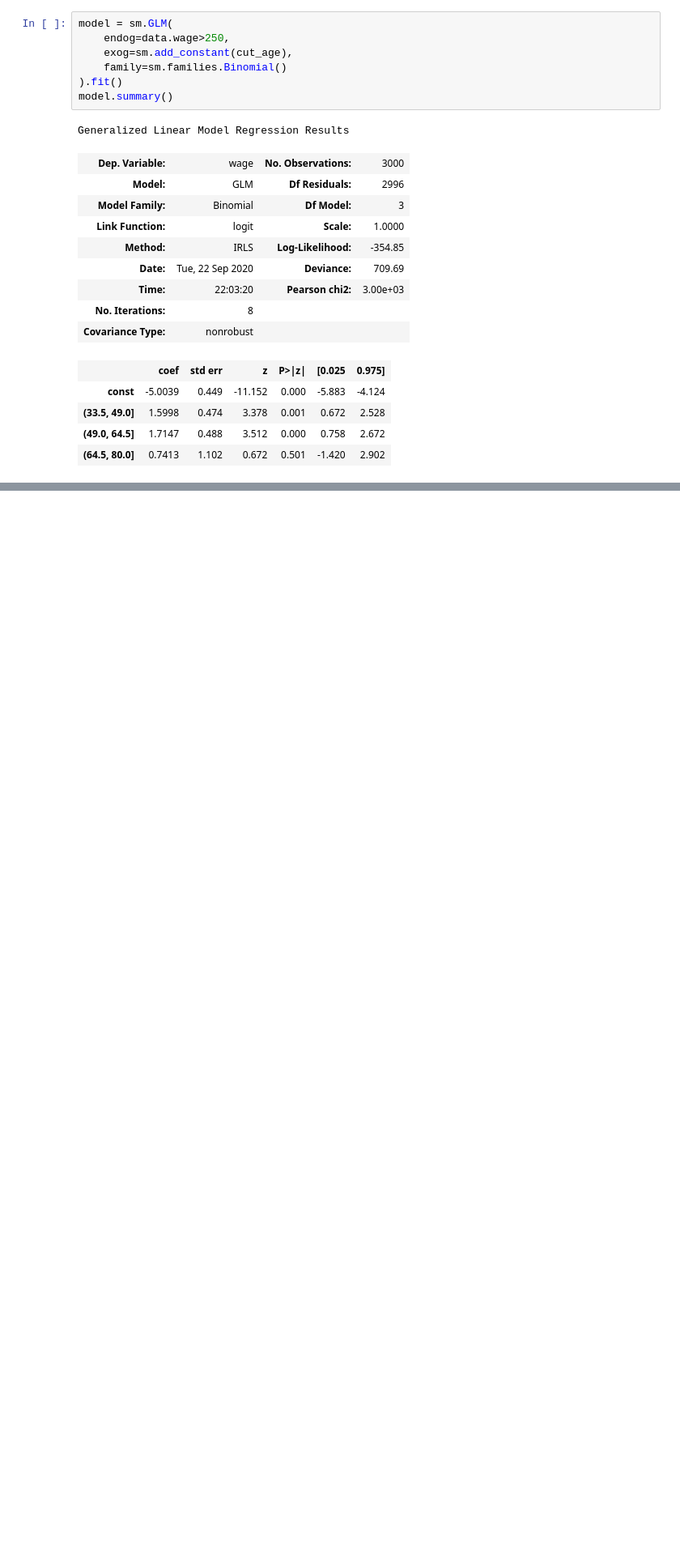
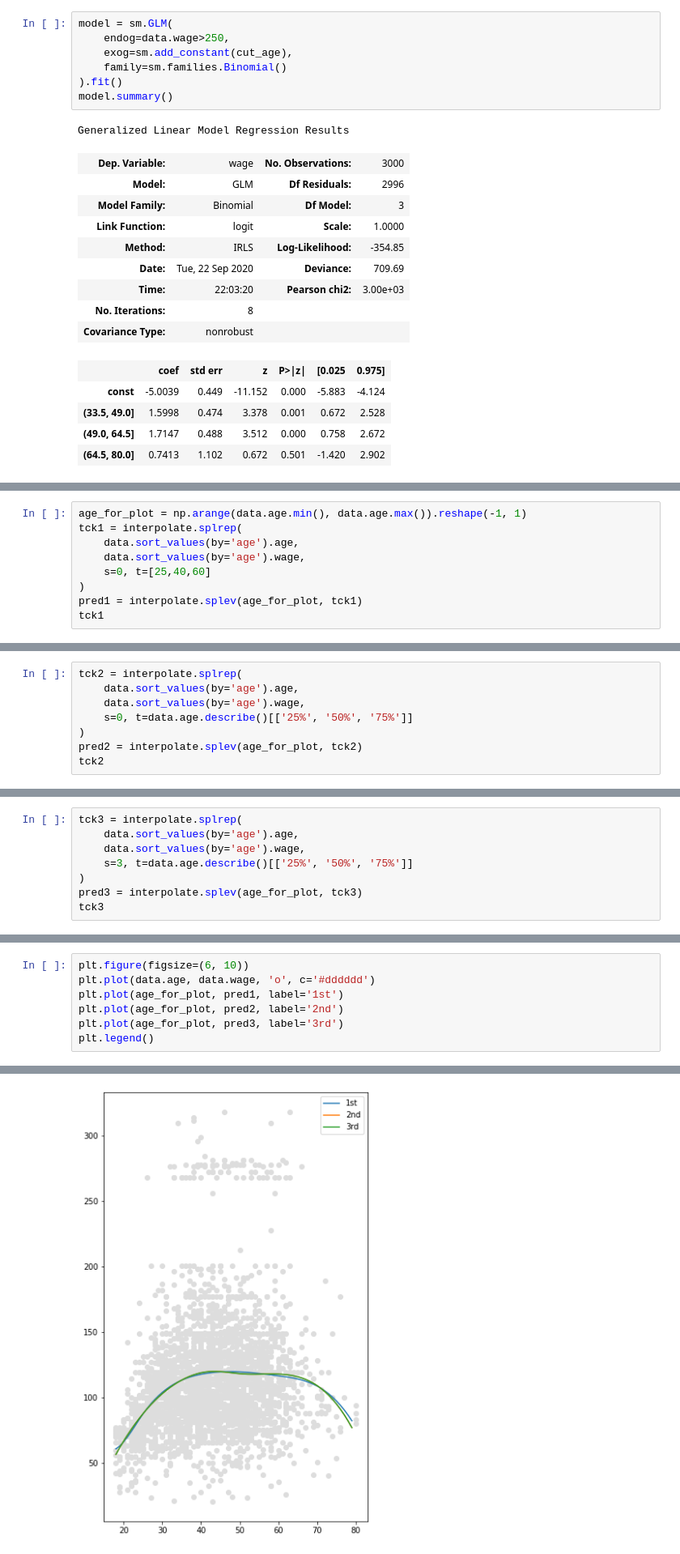
Before and after one commit to vivialprt/ISLR, a Jupyter notebook: Chapter7/Lab.ipynb, the cells around one changed output, grey strips where cells are left out. Shown: that part at 81% size. Cells and saved outputs as stored; diff of their text form; blank space fills up the shorter version.

```diff
--- a/Chapter7/Lab.ipynb
+++ b/Chapter7/Lab.ipynb
@@ -199,0 +197,9 @@ NotImplementedError: some data points fall outside the outermost knots, and I'm
+# %%
+age_for_plot = np.arange(data.age.min(), data.age.max()).reshape(-1, 1)
+tck1 = interpolate.splrep(
+    data.sort_values(by='age').age,
+    data.sort_values(by='age').wage,
+    s=0, t=[25,40,60]
+)
+pred1 = interpolate.splev(age_for_plot, tck1)
+tck1
@@ -199,0 +212,8 @@ NotImplementedError: some data points fall outside the outermost knots, and I'm
+# %%
+tck2 = interpolate.splrep(
+    data.sort_values(by='age').age,
+    data.sort_values(by='age').wage,
+    s=0, t=data.age.describe()[['25%', '50%', '75%']]
+)
+pred2 = interpolate.splev(age_for_plot, tck2)
+tck2
@@ -199,0 +227,8 @@ NotImplementedError: some data points fall outside the outermost knots, and I'm
+# %%
+tck3 = interpolate.splrep(
+    data.sort_values(by='age').age,
+    data.sort_values(by='age').wage,
+    s=3, t=data.age.describe()[['25%', '50%', '75%']]
+)
+pred3 = interpolate.splev(age_for_plot, tck3)
+tck3
@@ -199,0 +242,8 @@ NotImplementedError: some data points fall outside the outermost knots, and I'm
+# %%
+plt.figure(figsize=(6, 10))
+plt.plot(data.age, data.wage, 'o', c='#dddddd')
+plt.plot(age_for_plot, pred1, label='1st')
+plt.plot(age_for_plot, pred2, label='2nd')
+plt.plot(age_for_plot, pred3, label='3rd')
+plt.legend()
+# %% [output]
@@ -199,0 +251 @@ NotImplementedError: some data points fall outside the outermost knots, and I'm
+[figure, added]
```
Also changed, not shown: parts of 10 cells of this notebook.
